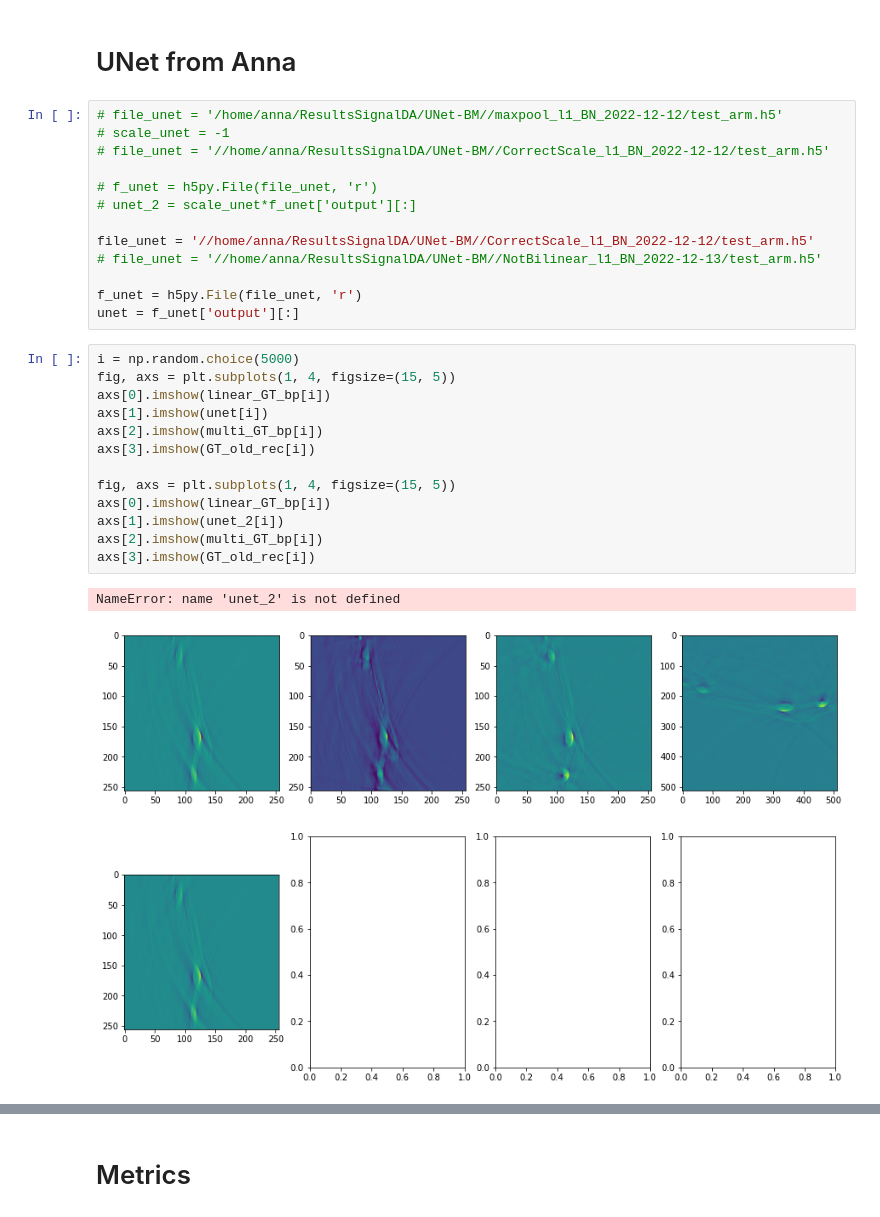
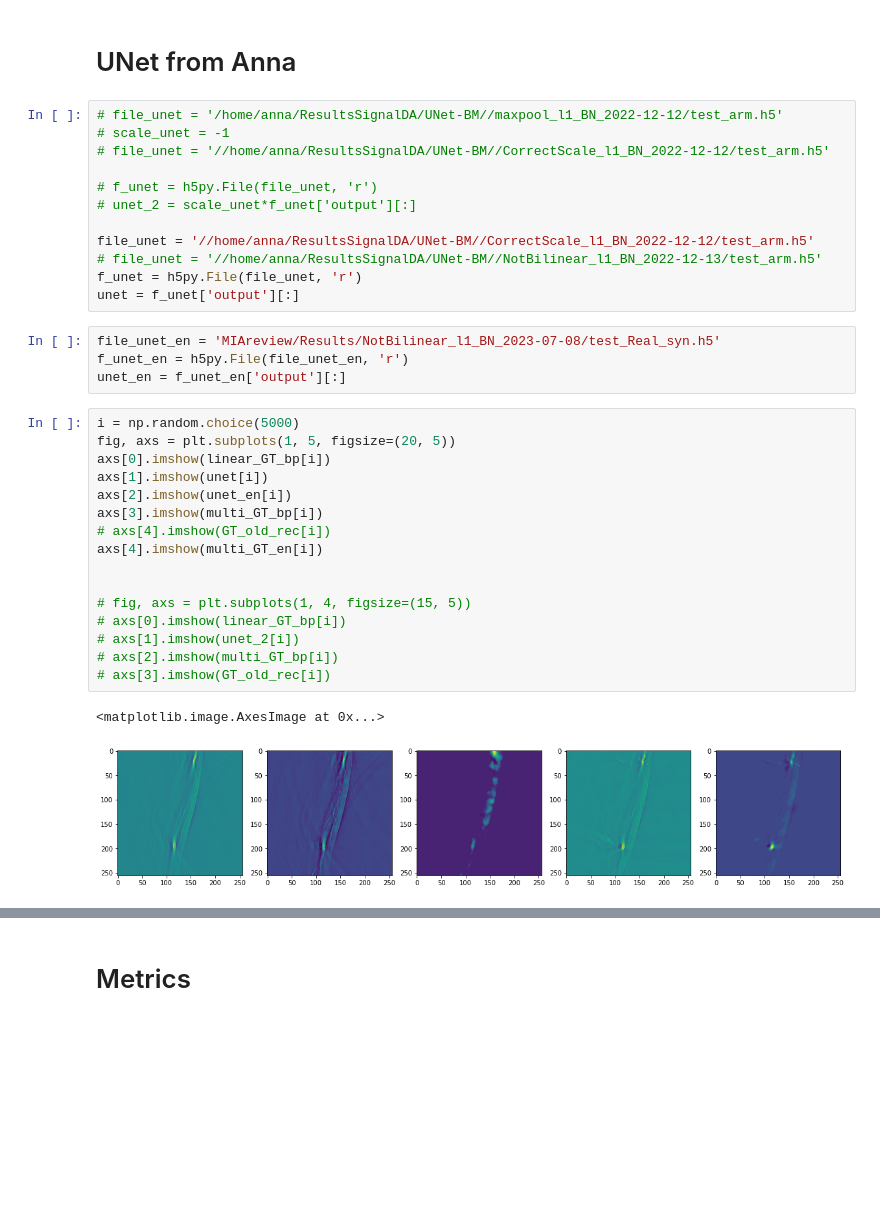
Before and after one commit to klanita/sigoat, a Jupyter notebook: table-olddata.ipynb, the cells around one changed output, grey strips where cells are left out. Drawn from its saved outputs; the diff is of its cells as text; blank space fills up the shorter version.

```diff
--- a/table-olddata.ipynb
+++ b/table-olddata.ipynb
@@ -132,26 +137,31 @@ linear_GT_en = linbm_rec_en['ElasticNet 1e-5']
 
 file_unet = '//home/anna/ResultsSignalDA/UNet-BM//CorrectScale_l1_BN_2022-12-12/test_arm.h5'
 # file_unet = '//home/anna/ResultsSignalDA/UNet-BM//NotBilinear_l1_BN_2022-12-13/test_arm.h5'
-
 f_unet = h5py.File(file_unet, 'r')
 unet = f_unet['output'][:]
+# %%
+file_unet_en = 'MIAreview/Results/NotBilinear_l1_BN_2023-07-08/test_Real_syn.h5'
+f_unet_en = h5py.File(file_unet_en, 'r')
+unet_en = f_unet_en['output'][:]
 # %%
 i = np.random.choice(5000)
-fig, axs = plt.subplots(1, 4, figsize=(15, 5))
+fig, axs = plt.subplots(1, 5, figsize=(20, 5))
 axs[0].imshow(linear_GT_bp[i])
 axs[1].imshow(unet[i])
-axs[2].imshow(multi_GT_bp[i])
-axs[3].imshow(GT_old_rec[i])
+axs[2].imshow(unet_en[i])
+axs[3].imshow(multi_GT_bp[i])
+# axs[4].imshow(GT_old_rec[i])
+axs[4].imshow(multi_GT_en[i])
 
-fig, axs = plt.subplots(1, 4, figsize=(15, 5))
-axs[0].imshow(linear_GT_bp[i])
-axs[1].imshow(unet_2[i])
-axs[2].imshow(multi_GT_bp[i])
-axs[3].imshow(GT_old_rec[i])
+
+# fig, axs = plt.subplots(1, 4, figsize=(15, 5))
+# axs[0].imshow(linear_GT_bp[i])
+# axs[1].imshow(unet_2[i])
+# axs[2].imshow(multi_GT_bp[i])
+# axs[3].imshow(GT_old_rec[i])
 # %% [output]
-NameError: name 'unet_2' is not defined
+<matplotlib.image.AxesImage at 0x...>
-[figure, old version]
+[figure, new version]
-[figure, removed]
 # %%
 i
 # 1341 84
```
Also changed, not shown: parts of 20 cells of this notebook, 4 other files.
